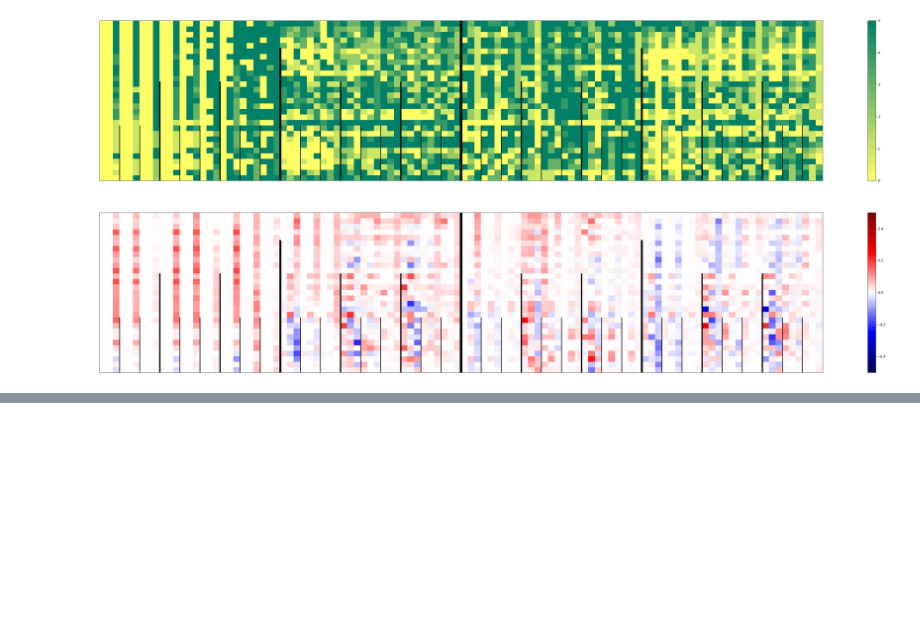
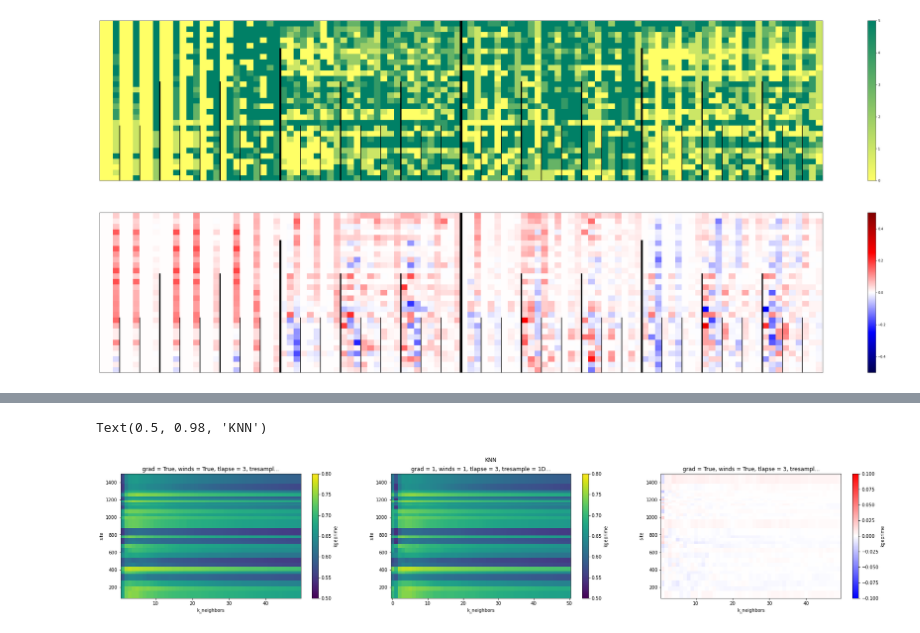
Before and after one commit to javitausia/geocean-nz-ss, a Jupyter notebook: notebooks/models_results.ipynb, the cells around one changed output, grey strips where cells are left out. Saved outputs shown, nothing was run; the diff lists cells and outputs as text; code cells hidden in the pictures; blank space fills up the shorter version.

```diff
--- a/notebooks/models_results.ipynb
+++ b/notebooks/models_results.ipynb
@@ -129,0 +149,15 @@ for ax in axes:
+# %%
+fig, axes = plt.subplots(ncols=3,figsize=(30,5))
+best_knn.sel(site=knn_stats.site).kgeprime.squeeze().plot.pcolormesh(
+    ax=axes[0],vmin=0.5,vmax=0.8)
+knn_stats.isel(
+    grad=1,winds=1,tlapse=2,tresample=2,region=1).kgeprime.squeeze().plot.pcolormesh(
+    ax=axes[1],vmin=0.5,vmax=0.8)
+(best_knn.sel(site=knn_stats.site).kgeprime.squeeze()-\
+ knn_stats.isel(
+     grad=1,winds=1,tlapse=2,tresample=2,region=1).kgeprime.squeeze()
+).plot.pcolormesh(ax=axes[2],vmin=-0.1,vmax=0.1,cmap='bwr')
+fig.suptitle('KNN')
+# %% [output]
+Text(0.5, 0.98, 'KNN')
+[figure, added]
```
Also changed, not shown: parts of 4 cells of this notebook.
